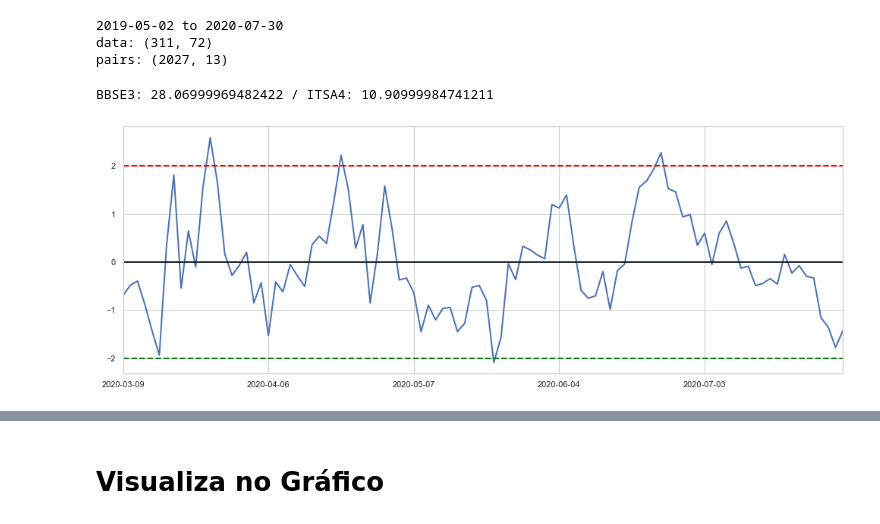
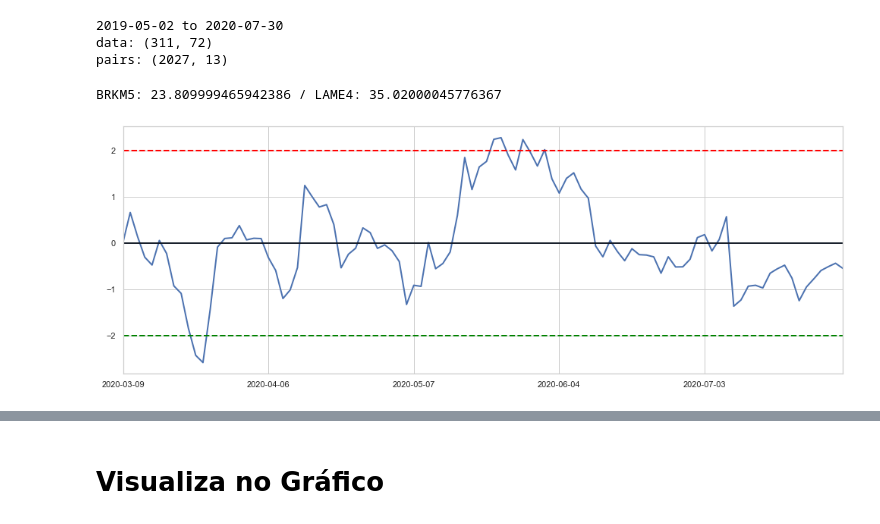
Before and after one commit to andreolvgomes/long-short-by-cointegration, a Jupyter notebook: BackTest.ipynb, the cells around one changed output, grey strips where cells are left out. Saved outputs shown, nothing was run; the diff lists cells and outputs as text; code cells hidden in the pictures.

```diff
--- a/BackTest.ipynb
+++ b/BackTest.ipynb
@@ -93,14 +92,18 @@ print('pairs: {}'.format(pairs.shape))
 data: (311, 72)
 pairs: (2027, 13)
 # %%
-y_symbol = 'BBSE3'
-x_symbol = 'ITSA4'
+"""y_symbol = 'BBSE3'
+x_symbol = 'ITSA4'"""
+
+y_symbol = 'BRKM5'
+x_symbol = 'LAME4'
+
 period = 100
 print('{}: {} / {}: {}'.format(y_symbol, data[y_symbol][0], x_symbol, data[x_symbol][0]))
 mult.plot_residue(mult.residue(data[y_symbol], data[x_symbol], period))
 # %% [output]
-BBSE3: 28.06999969482422 / ITSA4: 10.90999984741211
+BRKM5: 23.809999465942386 / LAME4: 35.02000045776367
-[figure, old version]
+[figure, new version]
 # %%
 # A Fazer
 # 1. verificar se tá cointegrado em mais períodos
```
Also changed, not shown: parts of 9 cells of this notebook, 2 other files.
